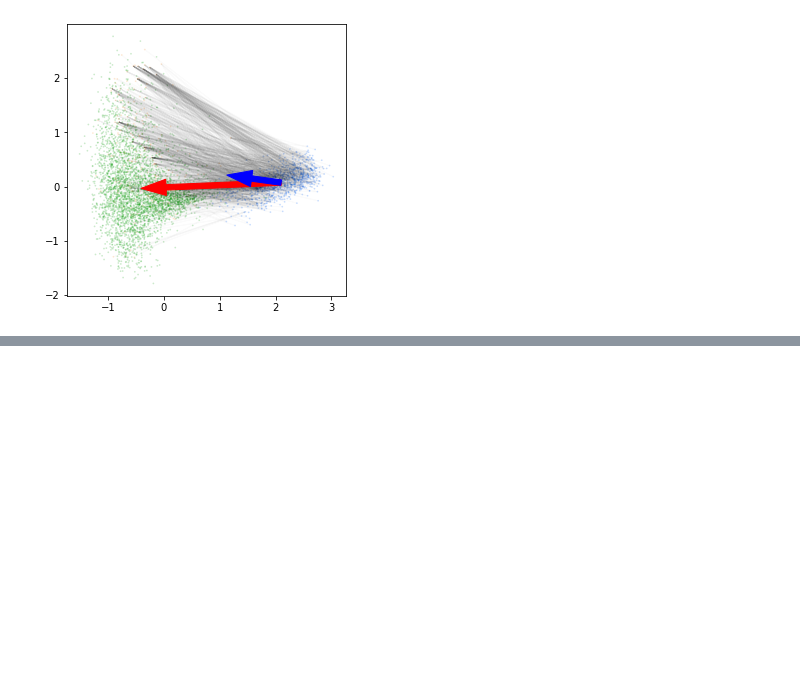
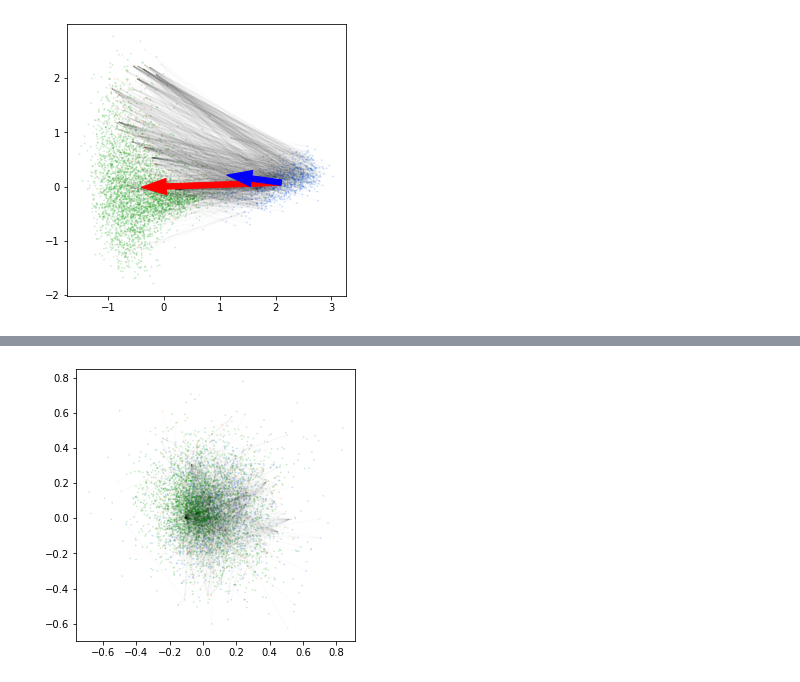
Before and after one commit to mbernste/gene-word-vector-exploration, a Jupyter notebook: drug_gene_target_wv_dim_reduc.ipynb, the cells around one changed output, grey strips where cells are left out. Cells and saved outputs as stored; diff of their text form; code cells hidden in the pictures; blank space fills up the shorter version.

Commit message:
First go at semantic components analysis

```diff
--- a/drug_gene_target_wv_dim_reduc.ipynb
+++ b/drug_gene_target_wv_dim_reduc.ipynb
@@ -406,0 +478,34 @@ plt.savefig('PCA_drug_target_direction_vs_all_drug_gene_direction.png', format='
+# %%
+# Semantic components analysis
+
+import semantic_components_analysis
+import importlib
+importlib.reload(semantic_components_analysis)
+
+def compute_sca(X):
+    drug_to_index = {}
+    gene_to_index = {}
+    for word_i, word in enumerate(df_drug_genes_all.index):
+        if word in drug_tok_df.index:
+            drug_to_index[word] = word_i
+        elif word in gene_df.index:
+            gene_to_index[word] = word_i
+
+    dir_vecs = []
+    for word in df_drug_genes_all.index:
+        if word in drug_tok_df.index:
+            x_drug = X[drug_to_index[word]]
+            genes = drug_to_genes[word]
+            for gene in genes:
+                if gene in df_words_genes.index:
+                    x_gene = X[gene_to_index[gene]]
+                    dir_vecs.append(x_gene - x_drug)
+
+    dir_vecs = np.array(dir_vecs)
+    print('computing SCA...')
+    sca, solver_statuses =  semantic_components_analysis.SCA(dir_vecs, method='root_solver')
+    print(solver_statuses)
+    return sca
+
+sca = compute_sca(X)
+print(sca)
@@ -406,0 +540,3 @@ plt.savefig('PCA_drug_target_direction_vs_all_drug_gene_direction.png', format='
+# %%
+X_sca = np.dot(sca[[30,60]], X_all.T).T
+X_sca
@@ -406,0 +551,5 @@ plt.savefig('PCA_drug_target_direction_vs_all_drug_gene_direction.png', format='
+# %%
+ax, figure = draw_with_vectors_all(np.array([X_sca[:,0], X_sca[:,1]]).T)
+figure.savefig('PCA_drug_target_direction_vs_all_drug_gene_SCA.png', format='png', dpi=500)
+# %% [output]
+[figure, added]
```
Also changed, not shown: parts of 14 cells of this notebook, 1 other file.
